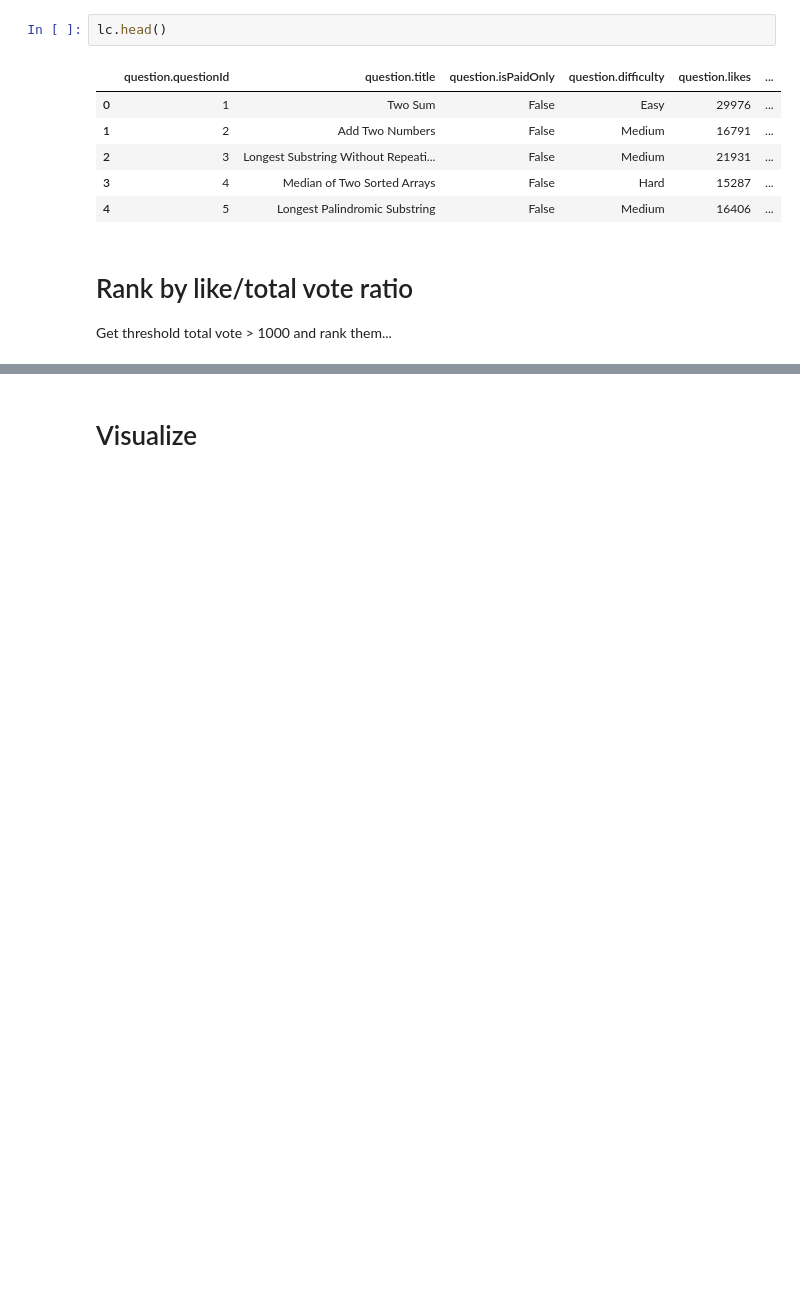
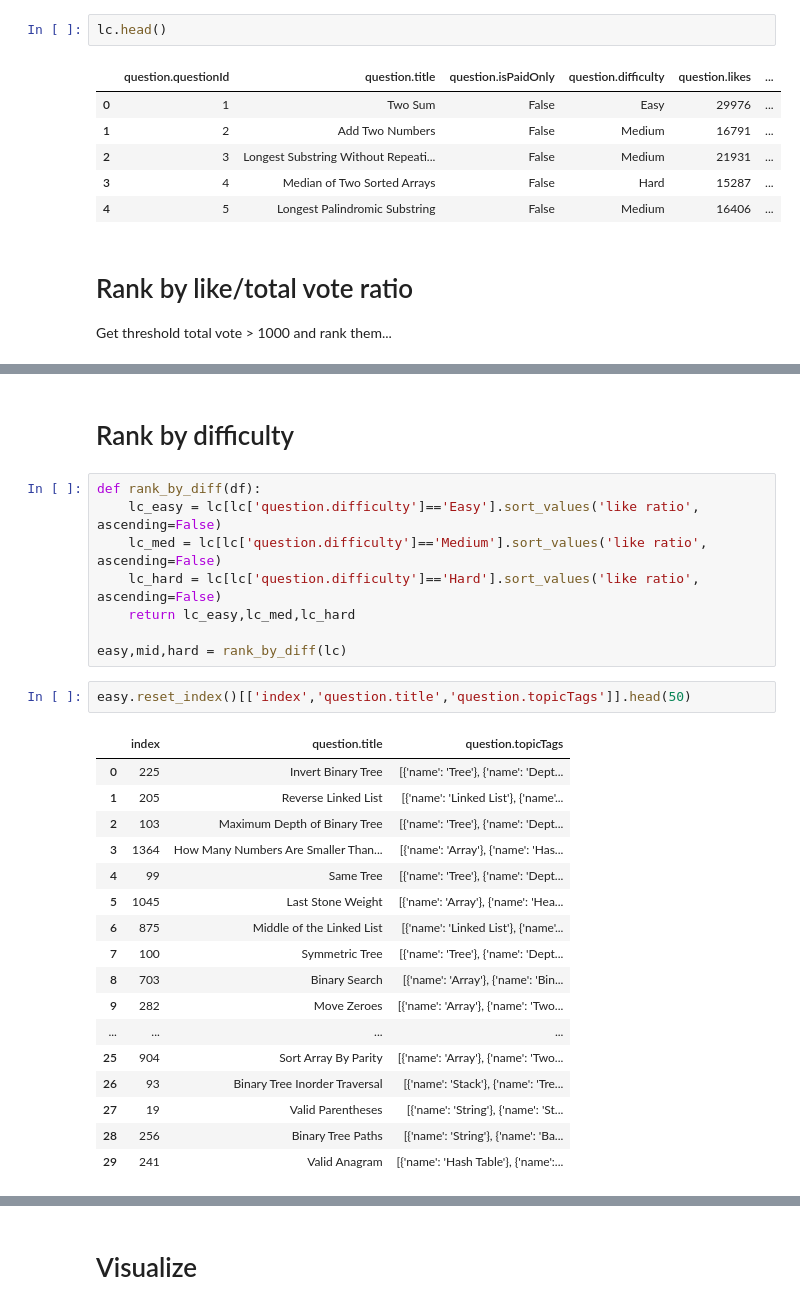
Before and after one commit to b-y-f/leetcode-problem-data-explore, a Jupyter notebook: Leetcode analysis.ipynb, the cells around one changed output, grey strips where cells are left out. Cells and saved outputs as stored; diff of their text form; blank space fills up the shorter version.

```diff
--- a/Leetcode analysis.ipynb
+++ b/Leetcode analysis.ipynb
@@ -46,0 +47,30 @@ lc['like ratio'] = lc['question.likes']/(lc['question.dislikes'] + lc['question.
+# %% [markdown]
+# Rank by difficulty
+# %%
+def rank_by_diff(df):
+    lc_easy = lc[lc['question.difficulty']=='Easy'].sort_values('like ratio', ascending=False)
+    lc_med = lc[lc['question.difficulty']=='Medium'].sort_values('like ratio', ascending=False)
+    lc_hard = lc[lc['question.difficulty']=='Hard'].sort_values('like ratio', ascending=False)
+    return lc_easy,lc_med,lc_hard
+
+easy,mid,hard = rank_by_diff(lc)
+# %%
+easy.reset_index()[['index','question.title','question.topicTags']].head(50)
+# %% [output]
+|  | index | question.title | question.topicTags |
+| 0 | 225 | Invert Binary Tree | [{'name': 'Tree'}, {'name': 'Dept... |
+| 1 | 205 | Reverse Linked List | [{'name': 'Linked List'}, {'name'... |
+| 2 | 103 | Maximum Depth of Binary Tree | [{'name': 'Tree'}, {'name': 'Dept... |
+| 3 | 1364 | How Many Numbers Are Smaller Than... | [{'name': 'Array'}, {'name': 'Has... |
+| 4 | 99 | Same Tree | [{'name': 'Tree'}, {'name': 'Dept... |
+| 5 | 1045 | Last Stone Weight | [{'name': 'Array'}, {'name': 'Hea... |
+| 6 | 875 | Middle of the Linked List | [{'name': 'Linked List'}, {'name'... |
+| 7 | 100 | Symmetric Tree | [{'name': 'Tree'}, {'name': 'Dept... |
+| 8 | 703 | Binary Search | [{'name': 'Array'}, {'name': 'Bin... |
+| 9 | 282 | Move Zeroes | [{'name': 'Array'}, {'name': 'Two... |
+| ... | ... | ... | ... |
+| 25 | 904 | Sort Array By Parity | [{'name': 'Array'}, {'name': 'Two... |
+| 26 | 93 | Binary Tree Inorder Traversal | [{'name': 'Stack'}, {'name': 'Tre... |
+| 27 | 19 | Valid Parentheses | [{'name': 'String'}, {'name': 'St... |
+| 28 | 256 | Binary Tree Paths | [{'name': 'String'}, {'name': 'Ba... |
+| 29 | 241 | Valid Anagram | [{'name': 'Hash Table'}, {'name':... |
```
Also changed, not shown: parts of 4 cells of this notebook, 2 other files.
